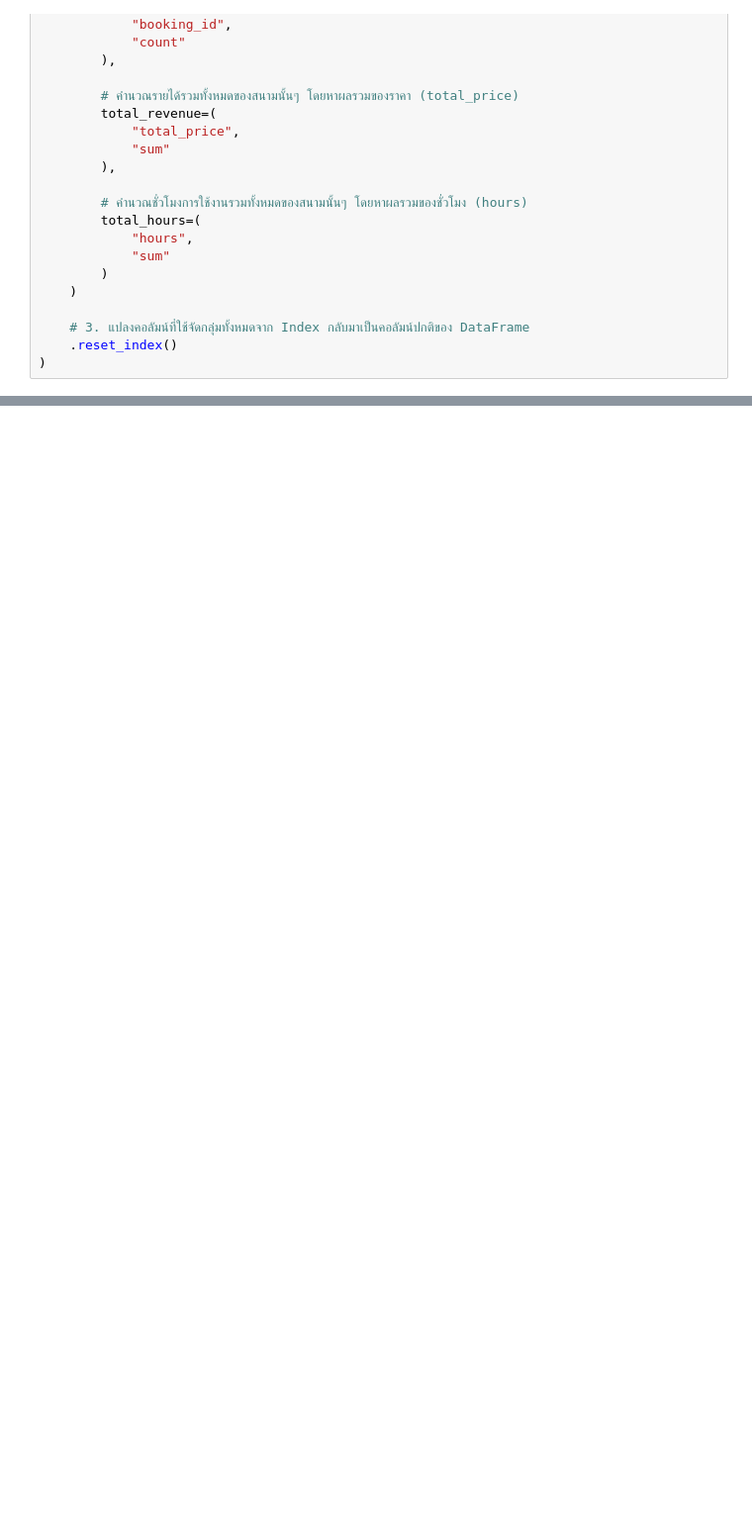
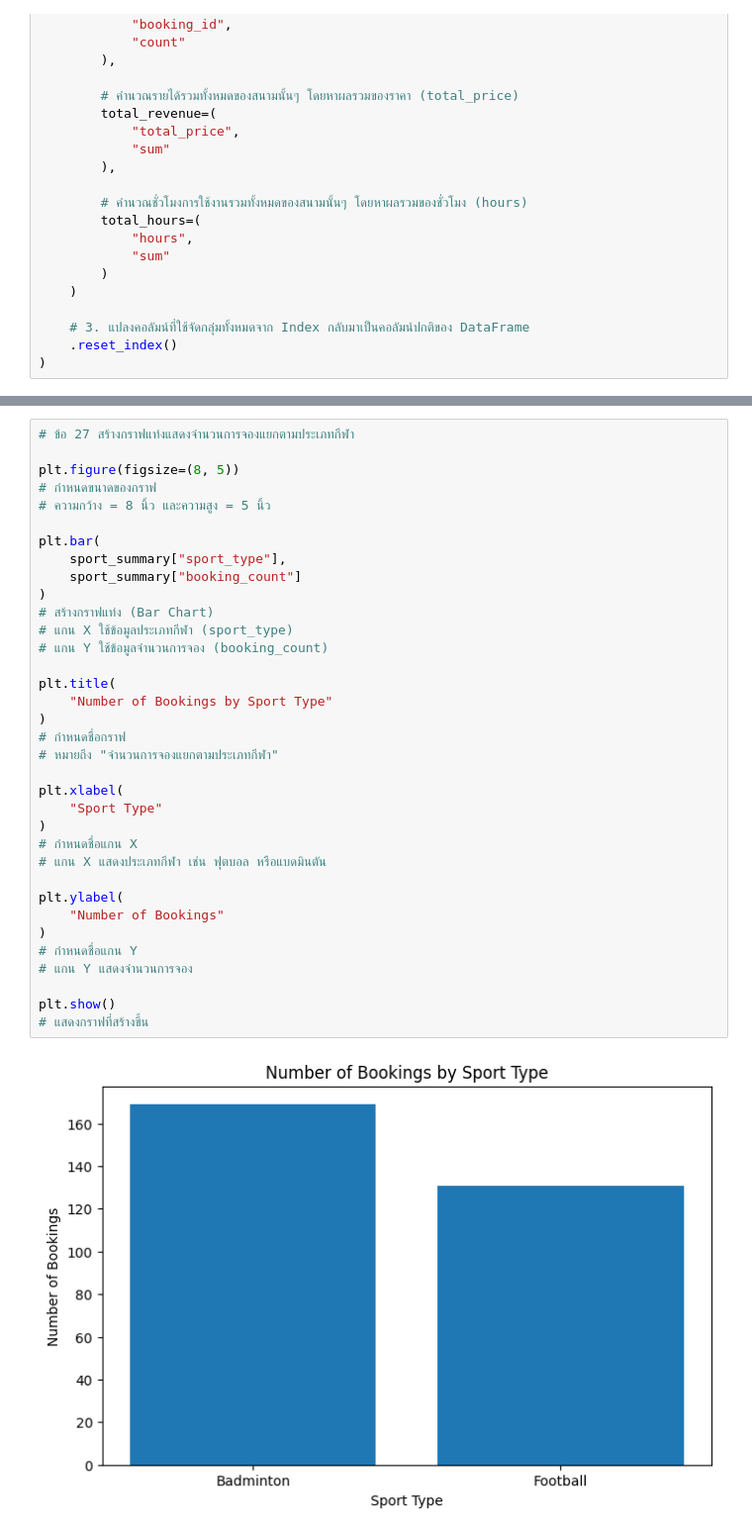
Before and after one commit to niramol489-creator/Project-group13, a Jupyter notebook: Project_group13.ipynb, the cells around one changed output, grey strips where cells are left out. Shown at 99% size. Saved outputs shown, nothing was run; the diff lists cells and outputs as text; blank space fills up the shorter version.

```diff
--- a/Project_group13.ipynb
+++ b/Project_group13.ipynb
@@ -909,0 +1078,37 @@ display(result2)
+# %%
+# ข้อ 27 สร้างกราฟแท่งแสดงจำนวนการจองแยกตามประเภทกีฬา
+
+plt.figure(figsize=(8, 5))
+# กำหนดขนาดของกราฟ
+# ความกว้าง = 8 นิ้ว และความสูง = 5 นิ้ว
+
+plt.bar(
+    sport_summary["sport_type"],
+    sport_summary["booking_count"]
+)
+# สร้างกราฟแท่ง (Bar Chart)
+# แกน X ใช้ข้อมูลประเภทกีฬา (sport_type)
+# แกน Y ใช้ข้อมูลจำนวนการจอง (booking_count)
+
+plt.title(
+    "Number of Bookings by Sport Type"
+)
+# กำหนดชื่อกราฟ
+# หมายถึง "จำนวนการจองแยกตามประเภทกีฬา"
+
+plt.xlabel(
+    "Sport Type"
+)
+# กำหนดชื่อแกน X
+# แกน X แสดงประเภทกีฬา เช่น ฟุตบอล หรือแบดมินตัน
+
+plt.ylabel(
+    "Number of Bookings"
+)
+# กำหนดชื่อแกน Y
+# แกน Y แสดงจำนวนการจอง
+
+plt.show()
+# แสดงกราฟที่สร้างขึ้น
+# %% [output]
+[figure, added]
```
Also changed, not shown: parts of 20 cells of this notebook.
